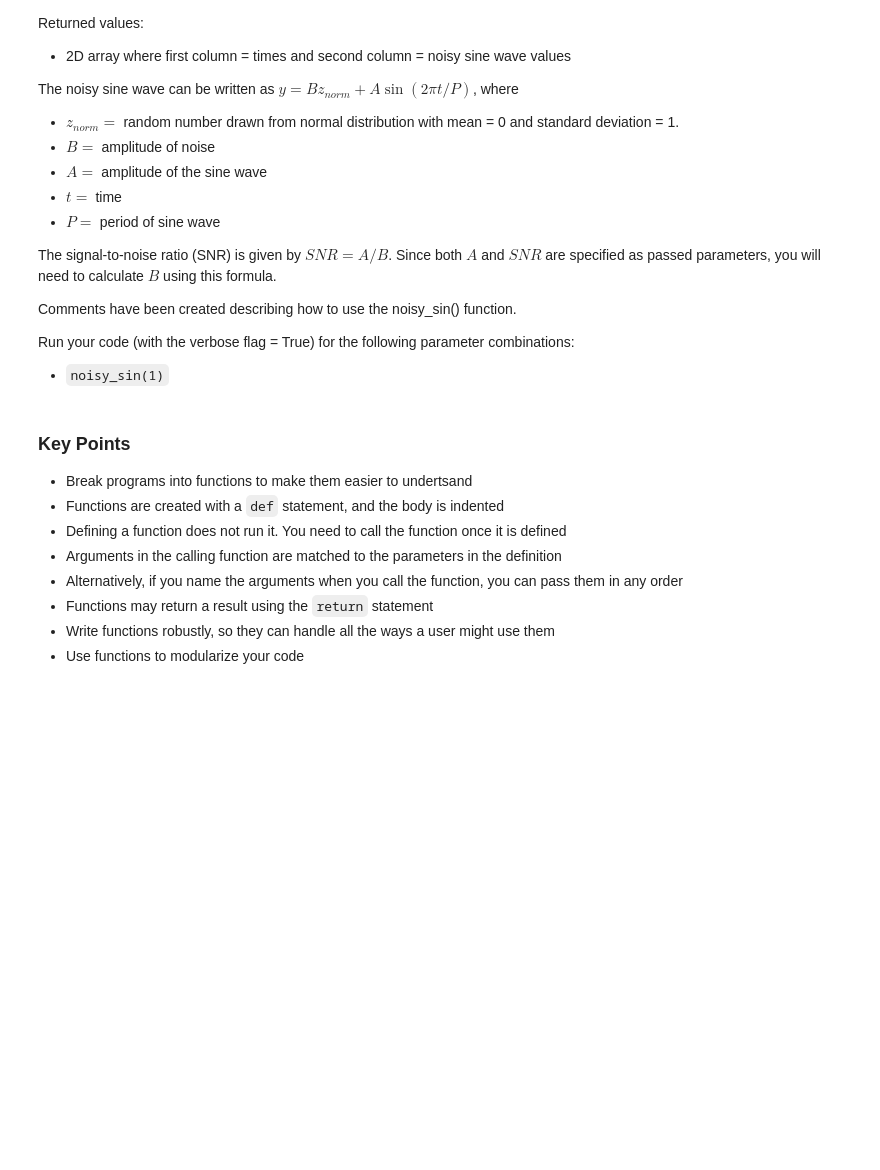
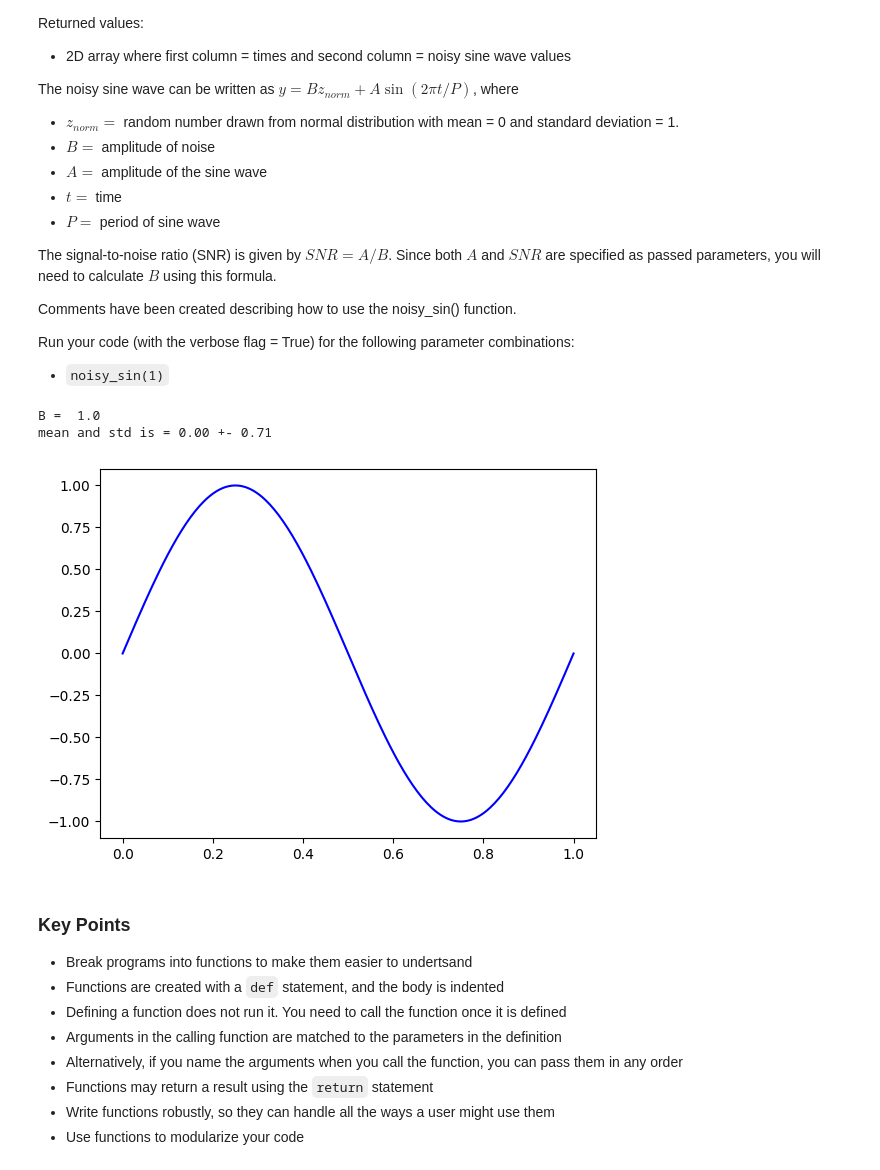
Before and after one commit to jakeTHEEsnak8/Computational-Physics, a Jupyter notebook: Python_Tutorials/Chapter_9_Functions.ipynb, the cells around one changed output. Cells and saved outputs as stored; diff of their text form; code cells hidden in the pictures; blank space fills up the shorter version.

````diff
--- a/Python_Tutorials/Chapter_9_Functions.ipynb
+++ b/Python_Tutorials/Chapter_9_Functions.ipynb
@@ -379,37 +379,50 @@ Run your code (with the verbose flag = True) for the following parameter combina
 * ```noisy_sin(1)```
 # %%
 import numpy as np
-
+import matplotlib.pyplot as plt
 # noisy_sin() function returns a noisy sine wave
 #
 # passed parameters:
 #    SNR     = signal-to-noise ratio
 #    N       = number of data points
 #    tmax    = maximum time
 #    P       = period of sine wave
 #    A       = amplitude of sine wave
 #    verbose = flag to print statistics about the generated wave
 #
 # returned parameters:
 #    data    = 2D array where: column 1 = time values,
 #                              column 2 = noise sine wave values
 #
 
 
 def noisy_sin(SNR, N=200,tmax=1, P=1, A=1,verbose=True):
    # creating an array of time values from 0 to tmax
     t = np.linspace(0,tmax,N)
 #create noisy time series
     rng = np.random.default_rng()
     z = rng.normal(N) #times the number of data points
     B = A / SNR
-    y = B*z + A * np.sin(2*np.pi*t/P)
+    y = A * np.sin(2*np.pi*t/P)
+    print("B = ",B)
+    #printing stats
+    if verbose == True:
+        print(f"mean and std is = {y.mean():.2f} +- {y.std():.2f}")
 #stacking 1d array into a 2D array
     #data = np.array((t,y))
 
     data = np.column_stack((t,y))
     return data
 data = noisy_sin(1)
+t = data[:,0]
+y = data[:,1]
+
+plt.plot(t,y,'blue')
+plt.show()
+# %% [output]
+B =  1.0
+mean and std is = 0.00 +- 0.71
+[figure, added]
 # %% [markdown]
 ### **Key Points**
 
````
